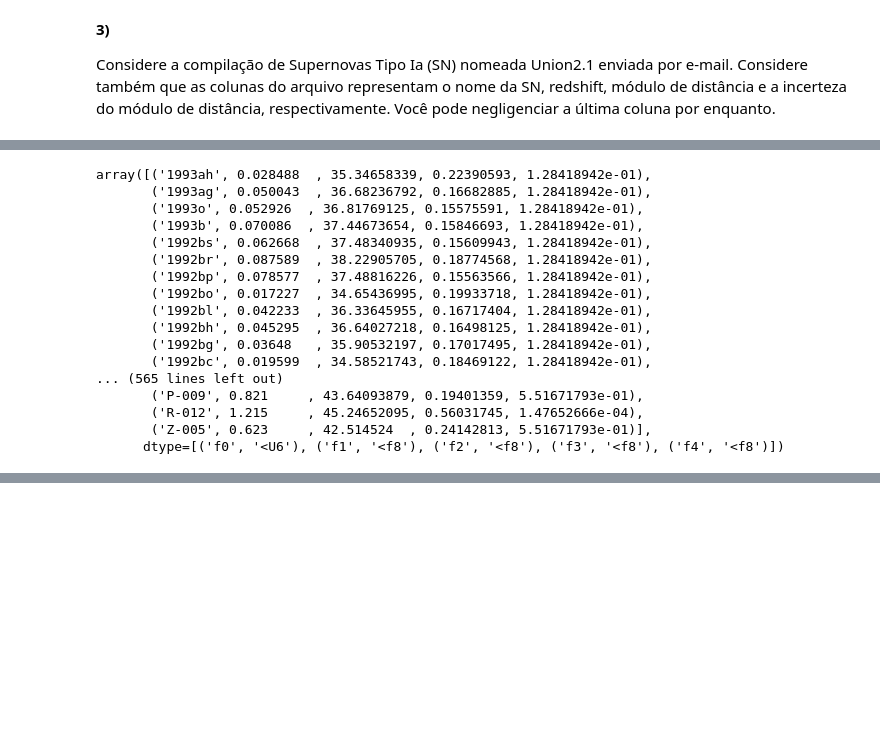
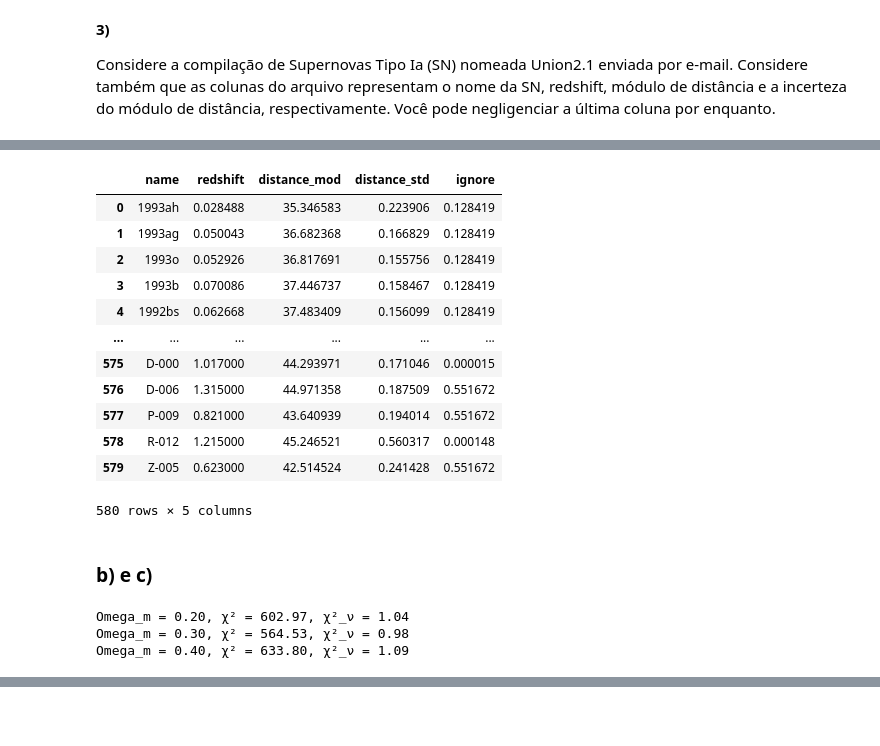
Before and after one commit to TLaidler/Portfolio, a Jupyter notebook: Astrofisica/AstroEstat1.ipynb, the cells around one changed output, grey strips where cells are left out. Cells and saved outputs as stored; diff of their text form; code cells hidden in the pictures; blank space fills up the shorter version.

```diff
--- a/Astrofisica/AstroEstat1.ipynb
+++ b/Astrofisica/AstroEstat1.ipynb
@@ -159,23 +173,21 @@ Considere a compilação de Supernovas Tipo Ia (SN) nomeada Union2.1 enviada por
 # %%
- np.genfromtxt("SCPUnion2.1_mu_vs_z.txt", comments='#', dtype=None, encoding=None)
+Union21 = pd.DataFrame(np.genfromtxt("SCPUnion2.1_mu_vs_z.txt", comments='#', dtype=None, encoding=None))
+Union21.columns = ["name", "redshift", "distance_mod", "distance_std", "ignore"]
+Union21
 # %% [output]
+|  | name | redshift | distance_mod | distance_std | ignore |
+| 0 | 1993ah | 0.028488 | 35.346583 | 0.223906 | 0.128419 |
+| 1 | 1993ag | 0.050043 | 36.682368 | 0.166829 | 0.128419 |
+| 2 | 1993o | 0.052926 | 36.817691 | 0.155756 | 0.128419 |
+| 3 | 1993b | 0.070086 | 37.446737 | 0.158467 | 0.128419 |
+| 4 | 1992bs | 0.062668 | 37.483409 | 0.156099 | 0.128419 |
+| ... | ... | ... | ... | ... | ... |
+| 575 | D-000 | 1.017000 | 44.293971 | 0.171046 | 0.000015 |
+| 576 | D-006 | 1.315000 | 44.971358 | 0.187509 | 0.551672 |
+| 577 | P-009 | 0.821000 | 43.640939 | 0.194014 | 0.551672 |
+| 578 | R-012 | 1.215000 | 45.246521 | 0.560317 | 0.000148 |
+| 579 | Z-005 | 0.623000 | 42.514524 | 0.241428 | 0.551672 |
-array([('1993ah', 0.028488  , 35.34658339, 0.22390593, 1.28418942e-01),
-       ('1993ag', 0.050043  , 36.68236792, 0.16682885, 1.28418942e-01),
-       ('1993o', 0.052926  , 36.81769125, 0.15575591, 1.28418942e-01),
-       ('1993b', 0.070086  , 37.44673654, 0.15846693, 1.28418942e-01),
-       ('1992bs', 0.062668  , 37.48340935, 0.15609943, 1.28418942e-01),
-       ('1992br', 0.087589  , 38.22905705, 0.18774568, 1.28418942e-01),
-       ('1992bp', 0.078577  , 37.48816226, 0.15563566, 1.28418942e-01),
-       ('1992bo', 0.017227  , 34.65436995, 0.19933718, 1.28418942e-01),
-       ('1992bl', 0.042233  , 36.33645955, 0.16717404, 1.28418942e-01),
-       ('1992bh', 0.045295  , 36.64027218, 0.16498125, 1.28418942e-01),
-       ('1992bg', 0.03648   , 35.90532197, 0.17017495, 1.28418942e-01),
-       ('1992bc', 0.019599  , 34.58521743, 0.18469122, 1.28418942e-01),
-... (565 lines left out)
-       ('P-009', 0.821     , 43.64093879, 0.19401359, 5.51671793e-01),
-       ('R-012', 1.215     , 45.24652095, 0.56031745, 1.47652666e-04),
-       ('Z-005', 0.623     , 42.514524  , 0.24142813, 5.51671793e-01)],
-      dtype=[('f0', '<U6'), ('f1', '<f8'), ('f2', '<f8'), ('f3', '<f8'), ('f4', '<f8')])
+580 rows × 5 columns
 # %%
 # Constantes
 c = 3e5  # Velocidade da luz em km/s
@@ -260,0 +199,37 @@ print(f"\nO valor de Ωm que fornece o melhor ajuste (menor χ²) é: {melhor_O
+# %% [markdown]
+### b) e c)
+# %%
+# Função para calcular a integral na equação da distância de luminosidade
+def integrando(z, Omega_m):
+    return 1 / np.sqrt(Omega_m * (1 + z)**3 + (1 - Omega_m))
+
+def dist_luminosidade(z, Omega_m):
+    resultados = []
+    for z_i in z:  # Iterar sobre cada valor de redshift
+        integral, _ = quad(integrando, 0, z_i, args=(Omega_m,))
+        resultados.append(c / H0 * (1 + z_i) * integral)
+    return np.array(resultados)  # Retornar um array NumPy
+
+# Função para calcular o módulo de distância do modelo
+def mu_modelo(z, Omega_m):
+    d_L = dist_luminosidade(z, Omega_m)
+    return 5 * np.log10(d_L) + 25
+
+# Valores de Omega_m para testar
+Omega_m_valores = [0.20, 0.30, 0.40]
+
+# Calcular o χ² para cada valor de Omega_m
+for Omega_m in Omega_m_valores:
+    mu_modelo_valores = mu_modelo(z_data, Omega_m)
+    chi2 = np.sum(((mu_modelo_valores - mu_data) / sigma_mu)**2)
+    # Calcular o número de graus de liberdade
+    graus_de_liberdade = len(z_data) - 1  # Número de pontos de dados - número de parâmetros (Omega_m)
+
+    # Calcular o χ² reduzido
+    chi2_reduzido = chi2 / graus_de_liberdade
+
+    print(f"Omega_m = {Omega_m:.2f}, χ² = {chi2:.2f}, χ²_ν = {chi2_reduzido:.2f}")
+# %% [output]
+Omega_m = 0.20, χ² = 602.97, χ²_ν = 1.04
+Omega_m = 0.30, χ² = 564.53, χ²_ν = 0.98
+Omega_m = 0.40, χ² = 633.80, χ²_ν = 1.09
```
Also changed, not shown: parts of 19 cells of this notebook.
